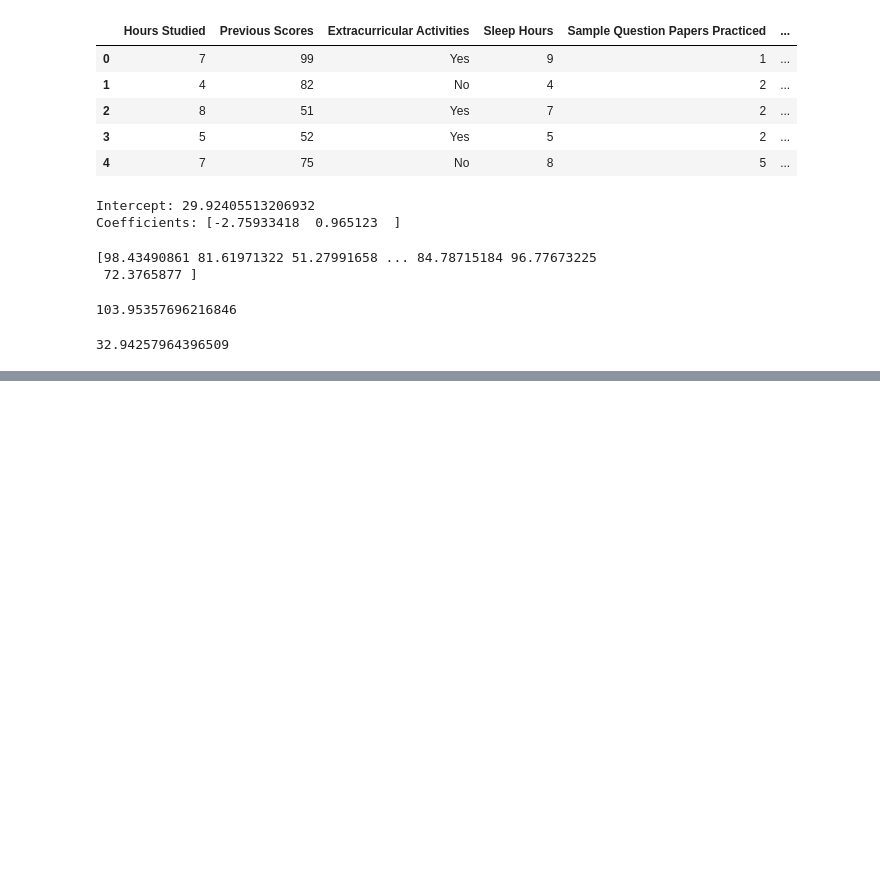
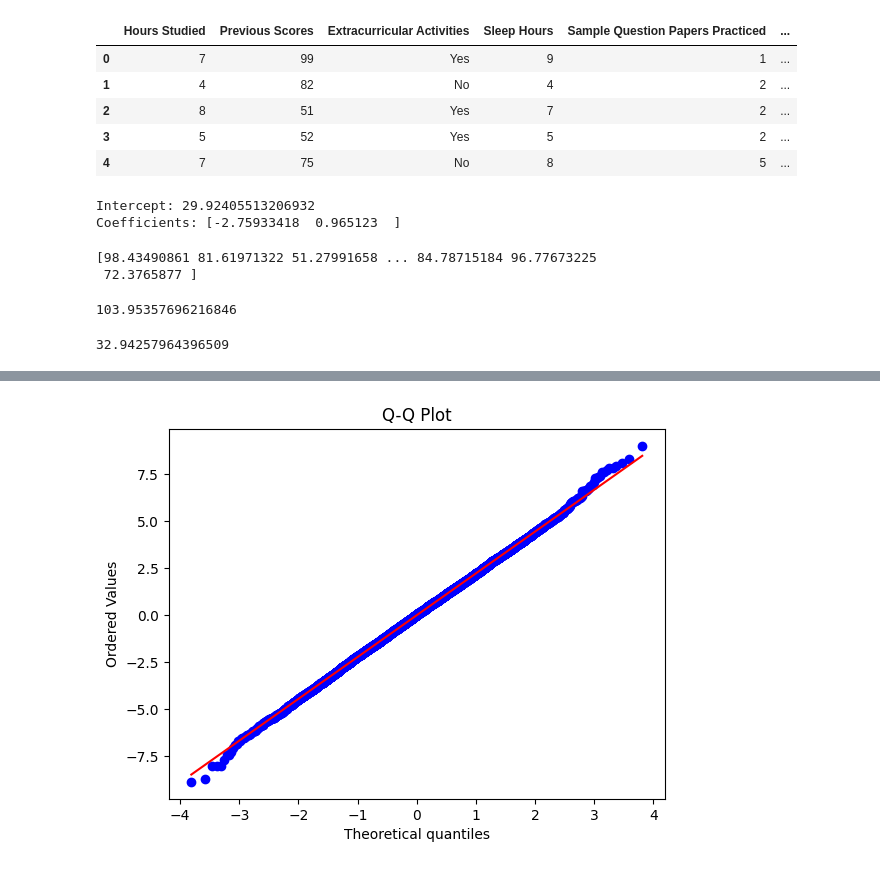
Before and after one commit to Reina0419/BSIS2A-CANAOAY-REINA-GRACE-, a Jupyter notebook: MultiLinearRegression.ipynb, the cells around one changed output, grey strips where cells are left out. Drawn from its saved outputs; the diff is of its cells as text; code cells hidden in the pictures; blank space fills up the shorter version.

```diff
--- a/MultiLinearRegression.ipynb
+++ b/MultiLinearRegression.ipynb
@@ -45,0 +56,6 @@ print(y_pred_multi.min())
+# %%
+scipy.stats.probplot(residuals, dist="norm", plot=plt)
+plt.title("Q-Q Plot")
+plt.show()
+# %% [output]
+[figure, added]
```
Also changed, not shown: parts of 2 cells of this notebook.
